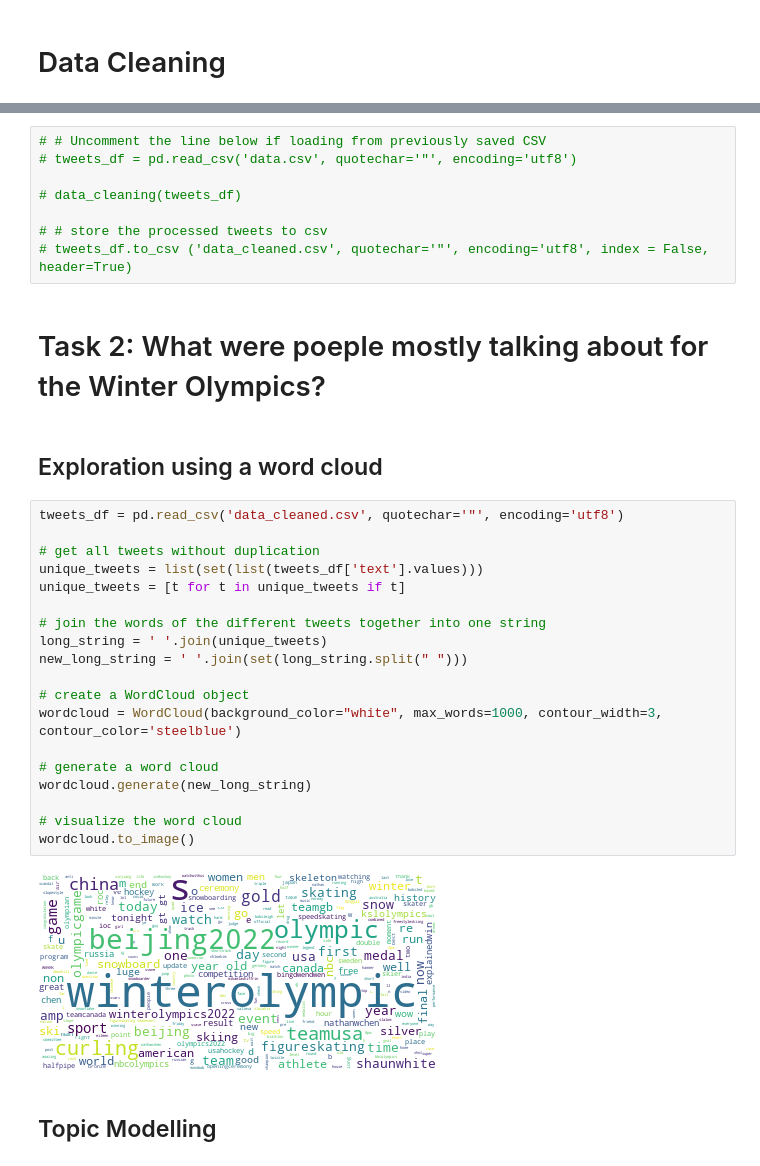
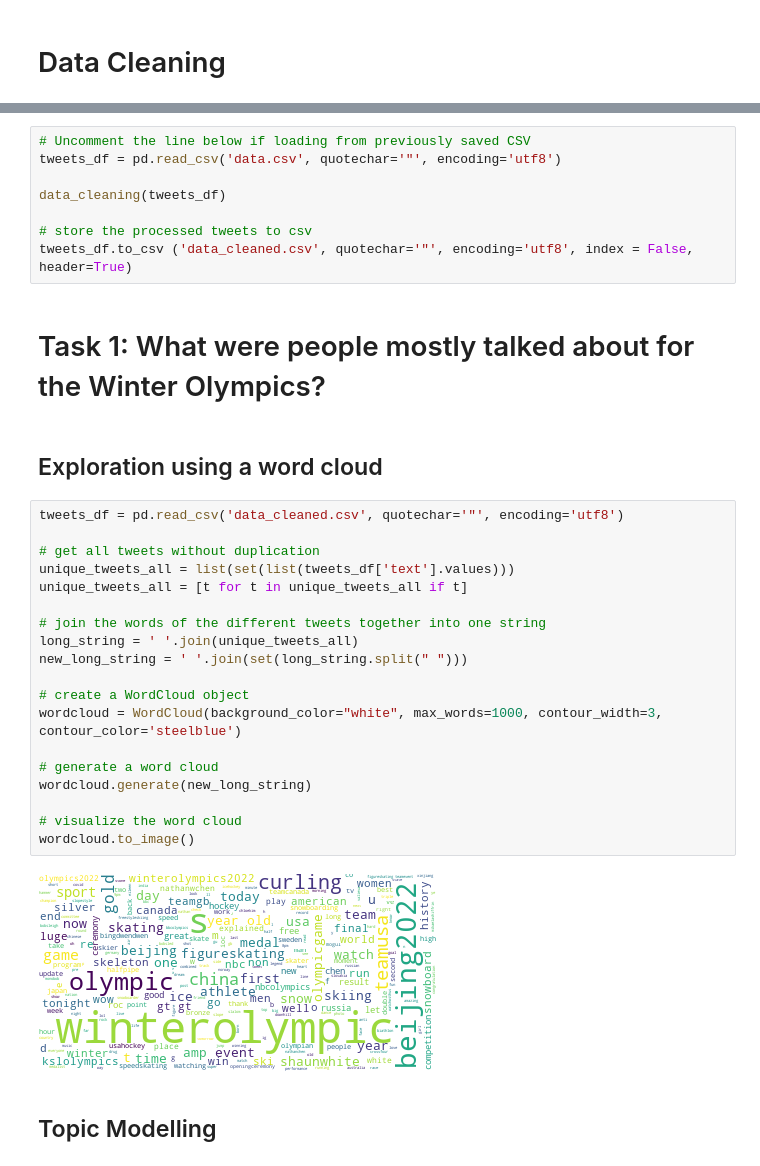
Before and after one commit to Zhayu517/SMA-Text-Mining, a Jupyter notebook: CW2.ipynb, the cells around one changed output, grey strips where cells are left out. Saved outputs shown, nothing was run; the diff lists cells and outputs as text.

```diff
--- a/CW2.ipynb
+++ b/CW2.ipynb
@@ -131,36 +144,36 @@ Dates "2022-02-04" and "2021-02-20" are the start and end date of winter Olympic
 # %%
-# # Uncomment the line below if loading from previously saved CSV
-# tweets_df = pd.read_csv('data.csv', quotechar='"', encoding='utf8')
+# Uncomment the line below if loading from previously saved CSV
+tweets_df = pd.read_csv('data.csv', quotechar='"', encoding='utf8')
 
-# data_cleaning(tweets_df)
+data_cleaning(tweets_df)
 
-# # store the processed tweets to csv
-# tweets_df.to_csv ('data_cleaned.csv', quotechar='"', encoding='utf8', index = False, header=True)
+# store the processed tweets to csv
+tweets_df.to_csv ('data_cleaned.csv', quotechar='"', encoding='utf8', index = False, header=True)
 # %% [markdown]
-# Task 2: What were poeple mostly talking about for the Winter Olympics?
+# Task 1: What were people mostly talked about for the Winter Olympics?
 # %% [markdown]
 ## Exploration using a word cloud
 # %%
 tweets_df = pd.read_csv('data_cleaned.csv', quotechar='"', encoding='utf8')
 
 # get all tweets without duplication
-unique_tweets = list(set(list(tweets_df['text'].values)))
-unique_tweets = [t for t in unique_tweets if t]
+unique_tweets_all = list(set(list(tweets_df['text'].values)))
+unique_tweets_all = [t for t in unique_tweets_all if t]
 
 # join the words of the different tweets together into one string
-long_string = ' '.join(unique_tweets)
+long_string = ' '.join(unique_tweets_all)
 new_long_string = ' '.join(set(long_string.split(" ")))
 
 # create a WordCloud object
 wordcloud = WordCloud(background_color="white", max_words=1000, contour_width=3, contour_color='steelblue')
 
 # generate a word cloud
 wordcloud.generate(new_long_string)
 
 # visualize the word cloud
 wordcloud.to_image()
 # %% [output]
-[figure, old version]
+[figure, new version]
 # %% [markdown]
 ## Topic Modelling
 # %% [markdown]
```
Also changed, not shown: parts of 32 cells of this notebook, 5 other files.
